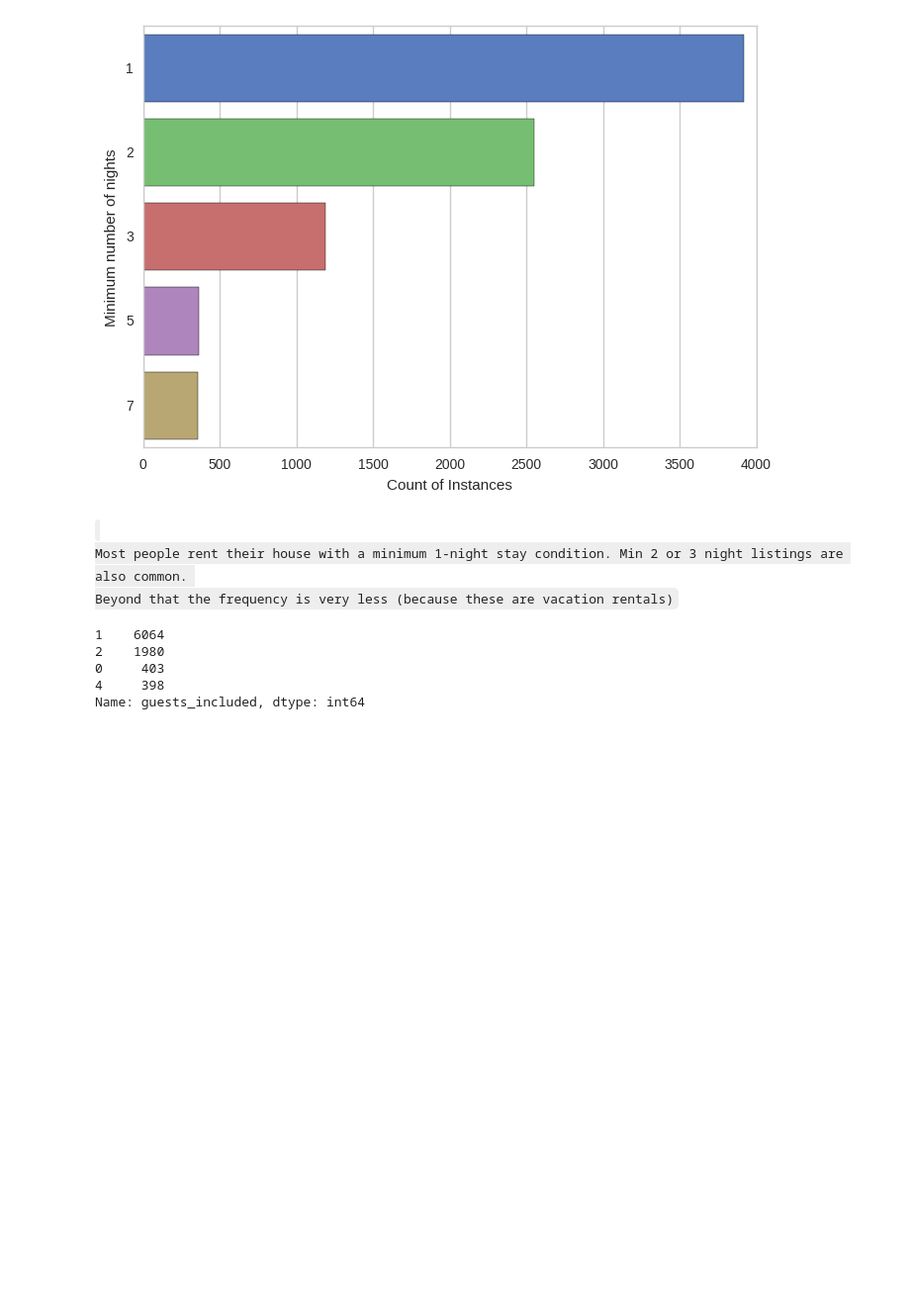
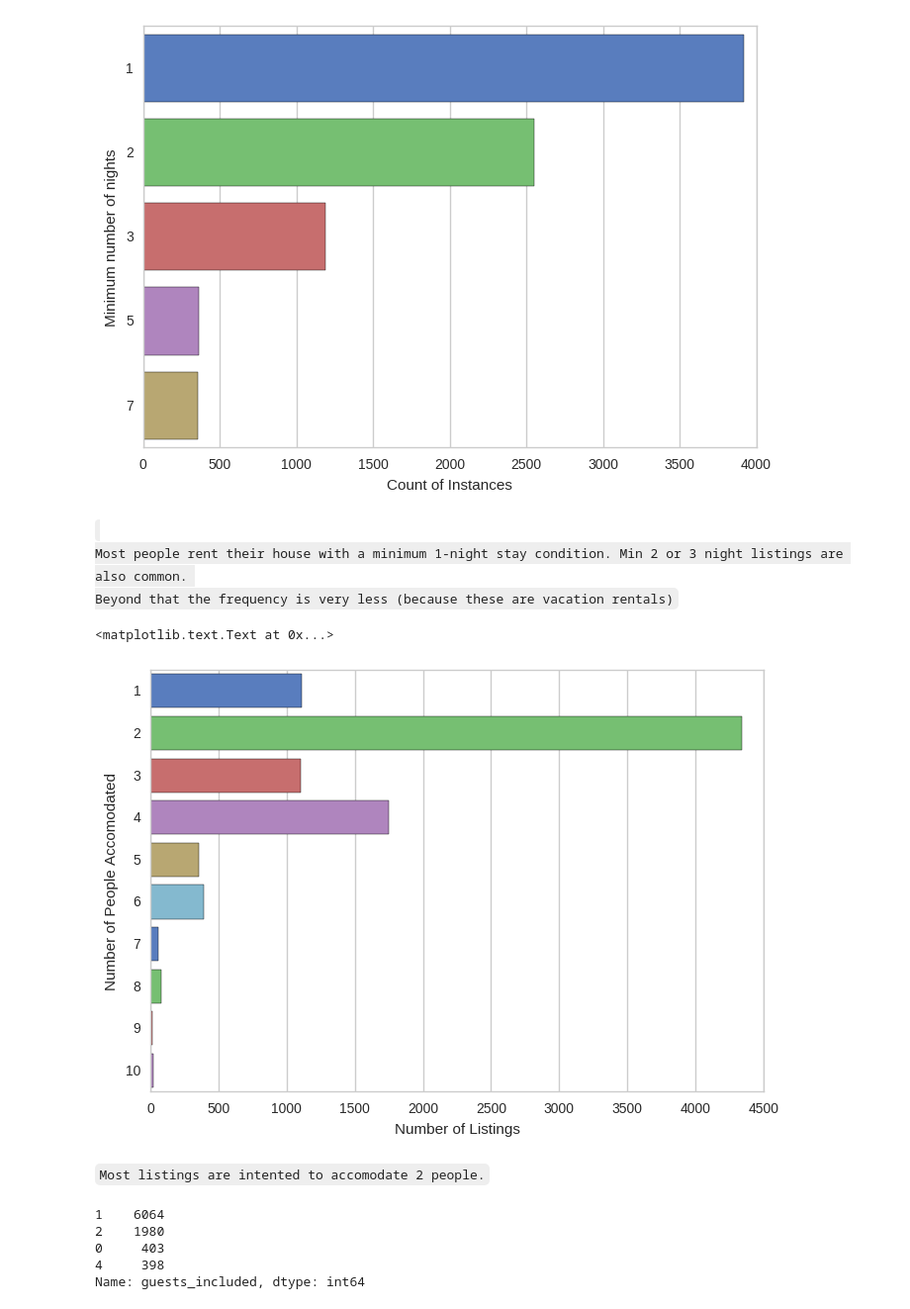
Before and after one commit to HareeshBahuleyan/airbnb-analysis, a Jupyter notebook: 4_data_exploration.ipynb, the cells around one changed output. Shown at 99% size. Cells and saved outputs as stored; diff of their text form; code cells hidden in the pictures; blank space fills up the shorter version.

```diff
--- a/4_data_exploration.ipynb
+++ b/4_data_exploration.ipynb
@@ -171,6 +171,16 @@ plt.ylabel('Minimum number of nights')
 Most people rent their house with a minimum 1-night stay condition. Min 2 or 3 night listings are also common.
 Beyond that the frequency is very less (because these are vacation rentals)
 </code>
+# %%
+accommodates = df['accommodates'].value_counts(dropna=False)[:10]
+sns.barplot(x=accommodates.values, y=accommodates.index, palette="muted",orient = 'h')
+plt.xlabel('Number of Listings')
+plt.ylabel('Number of People Accomodated')
+# %% [output]
+<matplotlib.text.Text at 0x...>
+[figure, added]
+# %% [markdown]
+<code>Most listings are intented to accomodate 2 people.
 # %%
 df.guests_included.value_counts()[:4]
 # %% [output]
```
Also changed, not shown: parts of 20 cells of this notebook, 7 other files.
